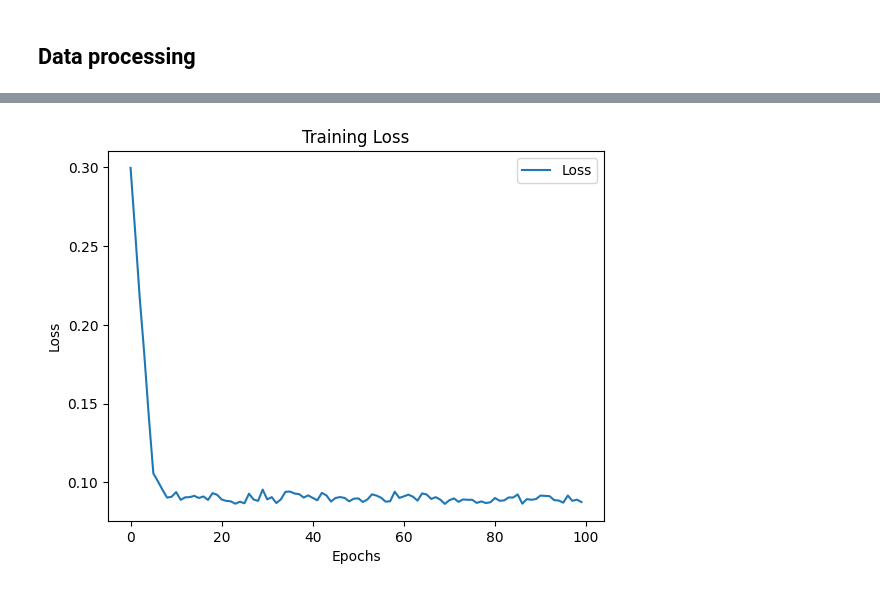
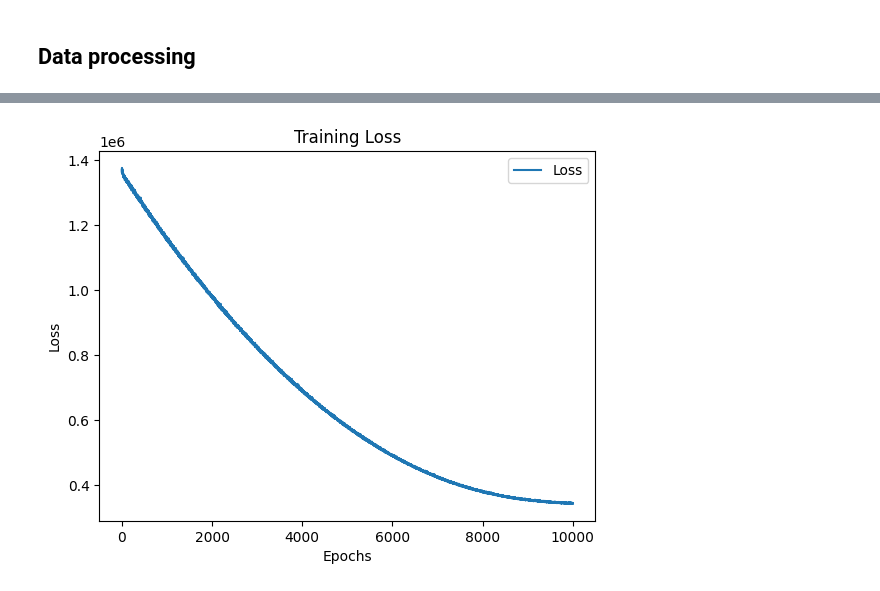
Before and after one commit to BesT1CooKie1/nn_oedometer, a Jupyter notebook: 02_nn_lstm_current.ipynb, the cells around one changed output, grey strips where cells are left out. Cells and saved outputs as stored; diff of their text form; code cells hidden in the pictures.

```diff
--- a/02_nn_lstm_current.ipynb
+++ b/02_nn_lstm_current.ipynb
@@ -221,7 +224,7 @@ def plot_input():
     plt.tight_layout()
     plt.show()
 # %%
-i = 100
+i = 1000
 
 oedo_para = {
     'max_n': 1,
@@ -319,0 +330,25 @@ df_scaled
+# %%
+min_val = None
+max_val = None
+
+def min_max_normalize(tensor):
+    """
+      Normalisiert einen Tensor anhand der globalen min_val und max_val.
+      """
+    global min_val, max_val
+    if min_val is None or max_val is None:
+        min_val = torch.min(tensor)
+        max_val = torch.max(tensor)
+    else:
+        pass
+    display(Markdown(f'### Skalierungseinheiten: Min. = {min_val}, Max. = {max_val}'))
+    return (tensor - min_val) / (max_val - min_val)
+
+def min_max_denormalize(tensor):
+  """
+  Denormalisiert einen Tensor anhand der globalen min_val und max_val.
+  """
+  if min_val is None or max_val is None:
+    print("Fehler: min_val und/oder max_val sind nicht gesetzt. Normalisierung muss zuerst durchgeführt werden.")
+    return tensor # Gibt den ursprünglichen Tensor zurück, wenn nicht normalisiert werden kann
+  return tensor * (max_val - min_val) + min_val
@@ -400,14 +570,14 @@ model = LSTMModel(input_size=2, hidden_size=50, num_layers=2, output_size=1)
 # %%
 # Hyperparameter
 input_size = X_train.shape[2]  # Anzahl der Input-Features
-hidden_size = 50  # Die Anzahl der Neuronen im LSTM
+hidden_size = 32  # Die Anzahl der Neuronen im LSTM
 num_layers = 3  # Anzahl der LSTM-Schichten
 output_size = 1  # Output ist eine einzelne Zahl (z. B. Vorhersage)
 
 # Modell, Loss und Optimizer
 model = LSTMModel(input_size, hidden_size, num_layers, output_size)
 criterion = torch.nn.MSELoss()  # Mean Squared Error Loss
-optimizer = optim.Adam(model.parameters(), lr=0.001)
+optimizer = optim.Adam(model.parameters(), lr=0.0001)
 # %%
 import torch
 import torch.optim as optim
@@ -422,7 +592,7 @@ patience_counter = 0  # Zähler für die Anzahl der Epochen ohne Verbesserung
 losses = []
 
 # Batches erstellen
-batch_size = 10
+batch_size = 16
 
 # Erstelle TensorDataset und DataLoader
 train_dataset = TensorDataset(X_train, y_train)
@@ -432,10 +602,10 @@ val_dataset = TensorDataset(X_test, y_test)
 val_dataloader = DataLoader(val_dataset, batch_size=batch_size, shuffle=False)
 
 # Improvement Block Aktivierung (True/False)
-improvement_block = False
+improvement_block = True
 
 # Training
-epochs = 100
+epochs = 10000
 for epoch in range(epochs):
     model.train()  # Setze das Modell in den Trainingsmodus
     running_loss = 0.0
@@ -503,11 +680,11 @@ Epoch 100/100, Train Loss: 0.087567
 # %%
 import matplotlib.pyplot as plt
 # Plot der Losskurve
-plt.plot(range(epochs), losses, label='Loss')
+plt.plot(range(len(losses)), losses, label='Loss')
 plt.xlabel('Epochs')
 plt.ylabel('Loss')
 plt.title('Training Loss')
 plt.legend()
 plt.show()
 # %% [output]
-[figure, old version]
+[figure, new version]
```
Also changed, not shown: parts of 23 cells of this notebook, 5 other files.
